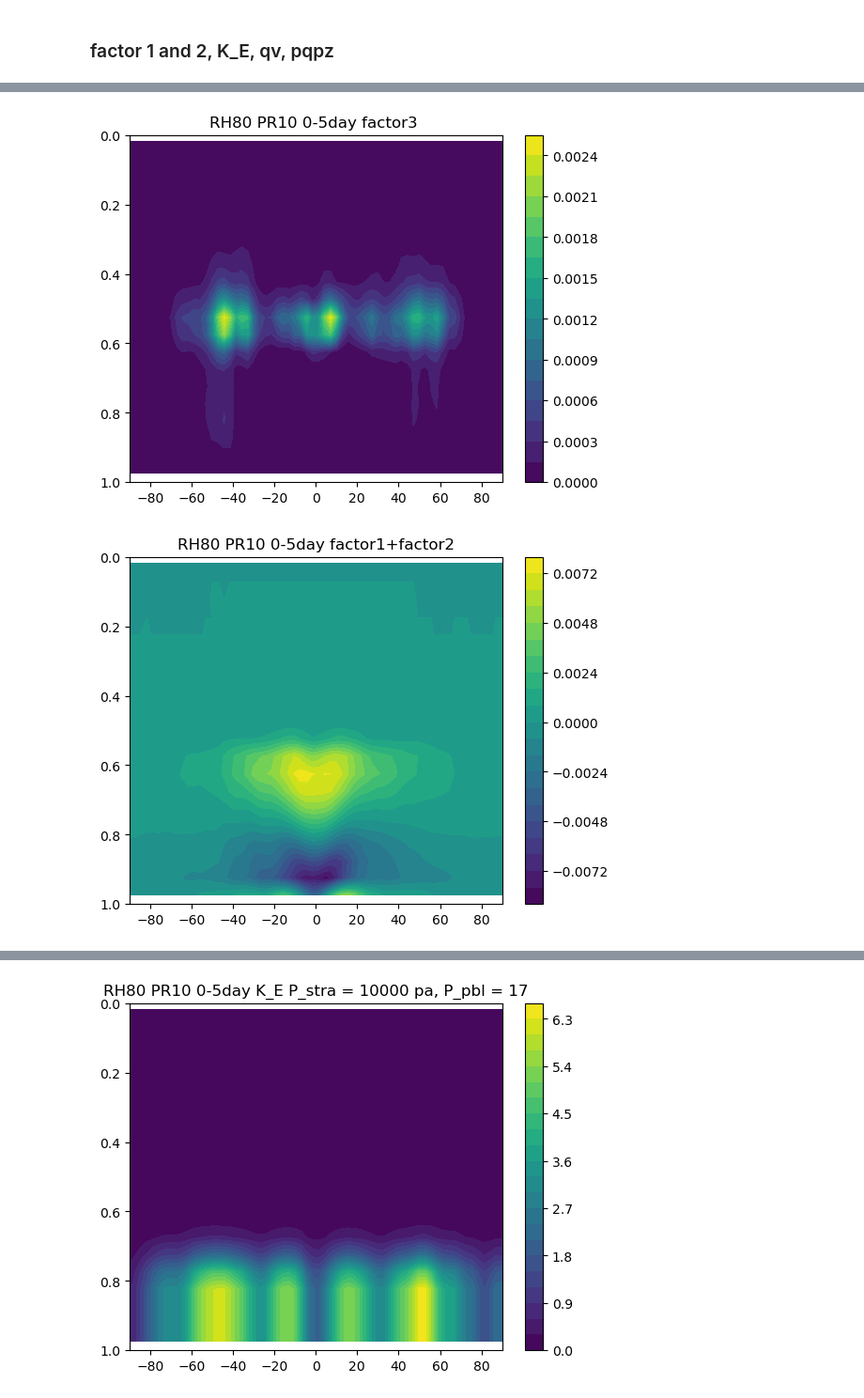
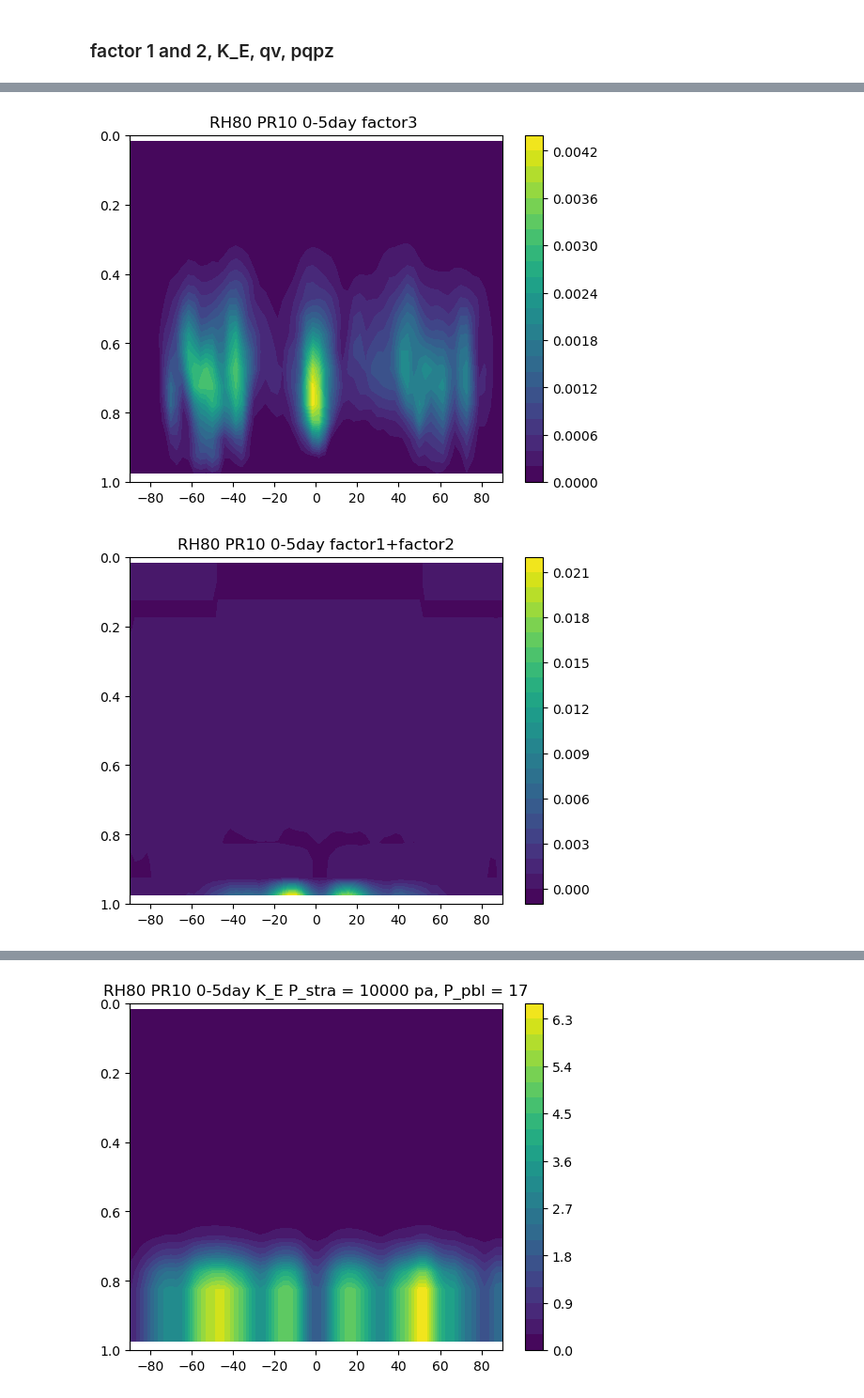
Before and after one commit to PeterChang1023/Dycore_Master, a Jupyter notebook: dycore/IdealizeSpetral.jl/exp/HSt42/check_spinupday.ipynb, the cells around one changed output, grey strips where cells are left out. Shown at 94% size. Drawn from its saved outputs; the diff is of its cells as text; code cells hidden in the pictures.

```diff
--- a/dycore/IdealizeSpetral.jl/exp/HSt42/check_spinupday.ipynb
+++ b/dycore/IdealizeSpetral.jl/exp/HSt42/check_spinupday.ipynb
@@ -109,7 +109,7 @@ class Dycore:
         self.Prec[:, 0,:,:] = 1/self.g * self.qv_diff[:, 0,:,:] * (self.p[:, 1,:,:] - self.p[:, 0,:,:])/2
         self.Prec[:,-1,:,:] = 1/self.g * self.qv_diff[:,-1,:,:] * (self.p[:,-1,:,:] - self.p[:,-2,:,:])/2
 
-        self.Prec_mean = np.nanmean(self.Prec, axis=(1))
+        self.Prec_mean = np.nansum(self.Prec, axis=(1))
         self.Prec_mean2 = np.nanmean(self.Prec_mean, axis=(2))
 
         return self.Prec_mean2
@@ -123,6 +123,10 @@ class Dycore:
         print(np.nanmax(self.t), np.nanmin(self.t))
         self.t_mean = np.nanmean(self.t[-100:,:,:,:], axis=(1,3))
         return self.t_mean
+
+    def cal_diff(self):
+
+        return np.nanmean(self.qv_diff, axis=(1,3))
 # %%
 file = "test_final.dat"
 time = np.linspace(0,5,5)
@@ -139,6 +143,8 @@ for pr in range(10,20,10):
     dycore = Dycore(file)
     # get_KE = dycore.cal_KE()
     Prec   = dycore.cal_pre()
+    Prec_new   = dycore.cal_diff()
+
     # t_mean = dycore.cal_t()
     # t_mean2 = dycore.cal_t_last()
 
@@ -330,8 +337,8 @@ for i in range(10,20,10):
 # %% [markdown]
 ### factor 1 and 2, K_E, qv, pqpz
 # %%
-day_ini = 0
-day_final = 1
+day_ini = 3
+day_final = 4
 
 for i in range(10,20,10):
     pr = i
@@ -360,7 +367,8 @@ for i in range(10,20,10):
     plt.figure(dpi=100.)
     factor2_mean = np.nanmean(factor2[day_ini:day_final,:,:,:], axis=(0,3))
 
-    CS = plt.contourf(yy, sigma_mean2, factor2_mean , levels=21)
+    CS = plt.contourf(yy, sigma_mean2, factor2_mean , levels=21, cmap="BrBG")
+    plt.contour(yy, sigma_mean2, factor2_mean, [0,0.00001], color='k')
     plt.colorbar(CS)
     plt.title(f"RH80 PR{pr} 0-5day factor2 * 1200")
 
@@ -422,9 +430,10 @@ for i in range(10,20,10):
 
     plt.figure(dpi=100.)
     factor3 = dycore.getVar("factor3_xyzt")
-    factor_mean = np.nanmean(factor1 + factor2 + factor3  , axis=(0,3))
+    factor_mean = np.nanmean(factor1 + factor2 - factor3  , axis=(0,3))
 
-    CS = plt.contourf(yy, sigma_mean2, factor_mean, levels=21)
+    CS = plt.contourf(yy, sigma_mean2, factor_mean, levels=21, cmap="BrBG")
+    plt.contour(yy, sigma_mean2, factor_mean, [-0.0005,0], color='k')
     plt.colorbar(CS)
     plt.title(f"RH80 PR{pr} 0-5day factor_all")
 
@@ -436,2 +445,2 @@ for i in range(10,20,10):
-[figure, old version]
+[figure, new version]
-[figure, old version]
+[figure, new version]
```
Also changed, not shown: parts of 11 cells of this notebook, 2 other files.
